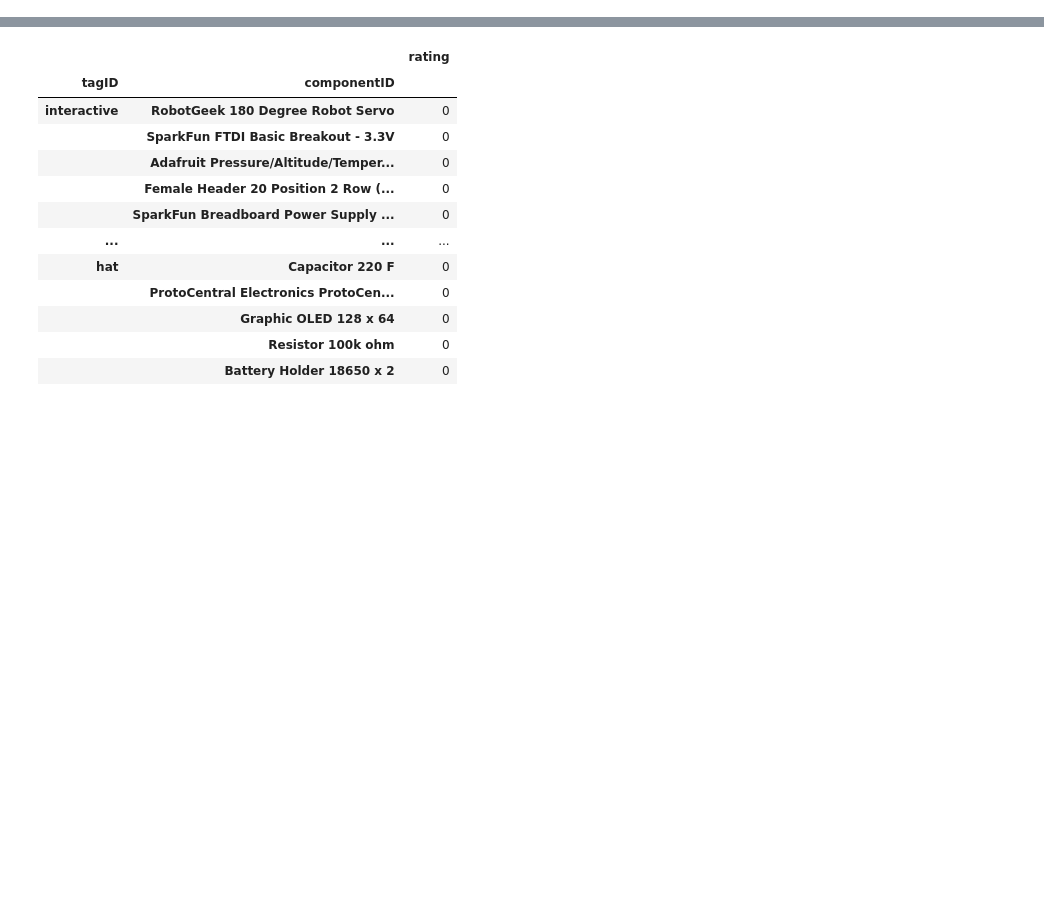
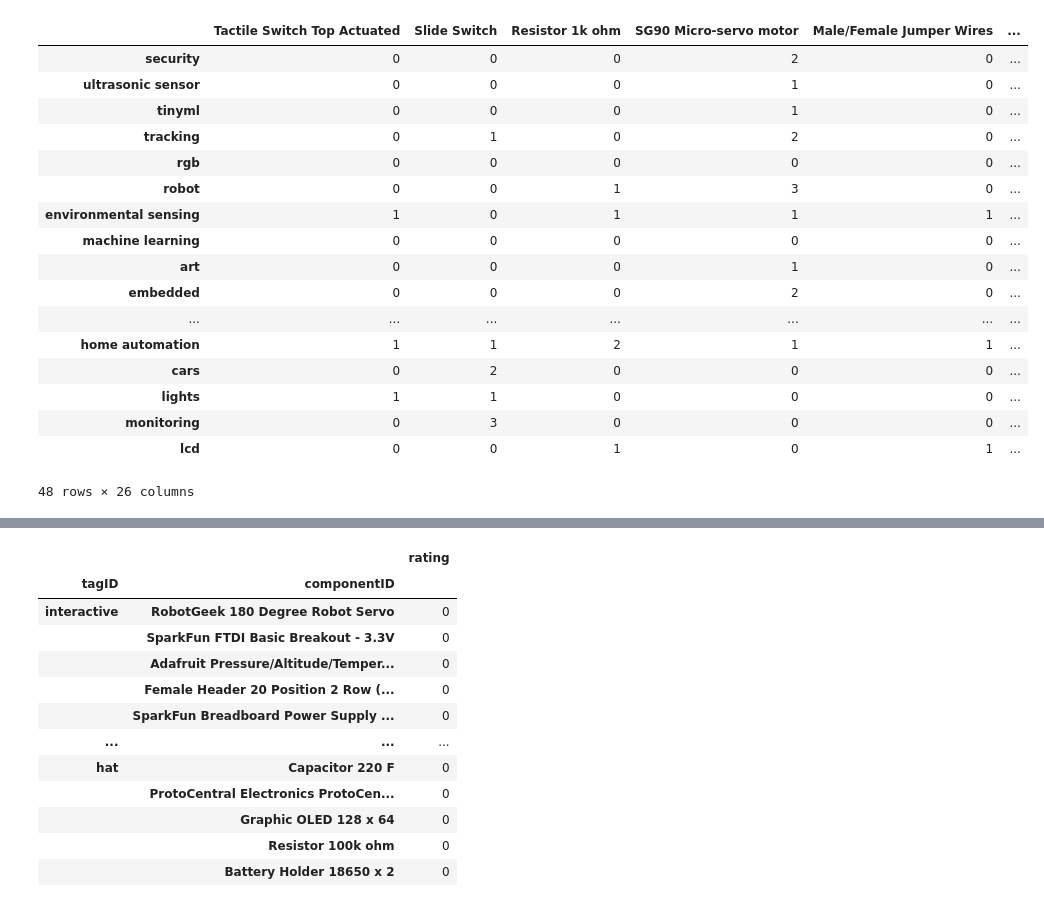
Before and after one commit to skynetnfb/low-code-ard-proj, a Jupyter notebook: resyduo_components/notebook_tag.ipynb, the cells around one changed output, grey strips where cells are left out. Drawn from its saved outputs; the diff is of its cells as text; code cells hidden in the pictures; blank space fills up the shorter version.

```diff
--- a/resyduo_components/notebook_tag.ipynb
+++ b/resyduo_components/notebook_tag.ipynb
@@ -8,3 +9,29 @@ from df_utils import *
 import json
 from pandas import DataFrame
+# %%
+recommender = recommender.Recommender()
+file_reader = file_reader.CodeReader()
+dfutils = df_utils.DfUtils()
+lib_tranformer = libraries_tranformation.LybraryTranformation()
+# %%
+dfutils.create_df_from_2_df_col(dfutils.json_df_to_pd_df('C:\\progetti\\low-code-ard-proj\\resyduo_components\\data_miner_component\\data_miner_storage\\json_test.txt'), output_file='C:\\progetti\\low-code-ard-proj\\resyduo_components\\transformation_component\\transformation_storage\\tag_data\\tag_comp_test_3.csv',col_1='tags', col_2 ='components',row_cut=5,col_cut=20)
+# %% [output]
+|  | Tactile Switch Top Actuated | Slide Switch | Resistor 1k ohm | SG90 Micro-servo motor | Male/Female Jumper Wires | ... |
+| security | 0 | 0 | 0 | 2 | 0 | ... |
+| ultrasonic sensor | 0 | 0 | 0 | 1 | 0 | ... |
+| tinyml | 0 | 0 | 0 | 1 | 0 | ... |
+| tracking | 0 | 1 | 0 | 2 | 0 | ... |
+| rgb | 0 | 0 | 0 | 0 | 0 | ... |
+| robot | 0 | 0 | 1 | 3 | 0 | ... |
+| environmental sensing | 1 | 0 | 1 | 1 | 1 | ... |
+| machine learning | 0 | 0 | 0 | 0 | 0 | ... |
+| art | 0 | 0 | 0 | 1 | 0 | ... |
+| embedded | 0 | 0 | 0 | 2 | 0 | ... |
+| ... | ... | ... | ... | ... | ... | ... |
+| home automation | 1 | 1 | 2 | 1 | 1 | ... |
+| cars | 0 | 2 | 0 | 0 | 0 | ... |
+| lights | 1 | 1 | 0 | 0 | 0 | ... |
+| monitoring | 0 | 3 | 0 | 0 | 0 | ... |
+| lcd | 0 | 0 | 1 | 0 | 1 | ... |
+48 rows × 26 columns
 # %%
```
Also changed, not shown: parts of 12 cells of this notebook, 16 other files.
